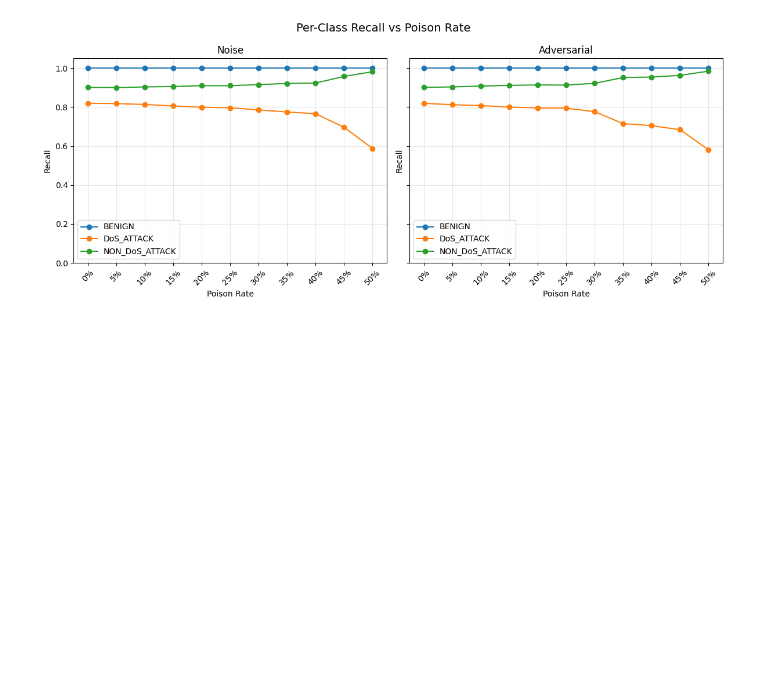
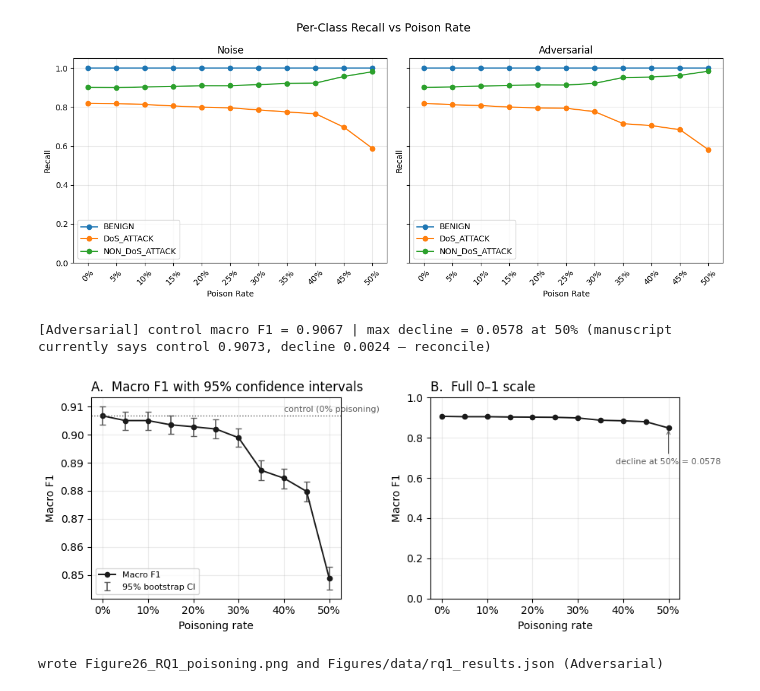
Before and after one commit to NU-Academics/DIS_Hughen, a Jupyter notebook: RQ1.ipynb, the cells around one changed output. Cells and saved outputs as stored; diff of their text form; code cells hidden in the pictures; blank space fills up the shorter version.

Commit message:
Add diagraming to RQ

```diff
--- a/RQ1.ipynb
+++ b/RQ1.ipynb
@@ -602,3 +605,55 @@ plt.tight_layout()
 plt.show()
 # %% [output]
 [figure]
+# %%
+SOURCE = "Adversarial"          # or "Noise"
+rows = all_results[SOURCE]      # list of 11 dicts, control first
+rates_pct = [int(round(r["Poison Rate"] * 100)) for r in rows]
+f1_hat    = np.array([r["Macro F1"] for r in rows])
+ci_lo     = np.array([r["MacF1 CI"][0] for r in rows])
+ci_hi     = np.array([r["MacF1 CI"][1] for r in rows])
+CONTROL   = f1_hat[0]
+x = np.array(rates_pct, dtype=float)
+max_decline = float(CONTROL - f1_hat.min())
+print(f"[{SOURCE}] control macro F1 = {CONTROL:.4f} | max decline = {max_decline:.4f} "
+      f"at {rates_pct[int(np.argmin(f1_hat))]}% "
+      f"(manuscript currently says control 0.9073, decline 0.0024 — reconcile)")
+INK, MID = "#1a1a1a", "#5a5a5a"
+fig, (ax1, ax2) = plt.subplots(1, 2, figsize=(9.2, 3.6))
+ax1.errorbar(x, f1_hat, yerr=[f1_hat - ci_lo, ci_hi - f1_hat], fmt="none", ecolor=MID, elinewidth=1.2, capsize=3, label="95% bootstrap CI")
+ax1.plot(x, f1_hat, "o-", ms=4.5, lw=1.4, color=INK, label="Macro F1")
+ax1.axhline(CONTROL, ls=":", lw=1.0, color=MID)
+ax1.annotate("control (0% poisoning)", xy=(x[-3], CONTROL), xytext=(0, 4), textcoords="offset points", fontsize=8, color=MID)
+ax1.set_title("A.  Macro F1 with 95% confidence intervals", loc="left")
+ax1.set_xlabel("Poisoning rate"); ax1.set_ylabel("Macro F1")
+ax1.xaxis.set_major_formatter(FuncFormatter(lambda v, _: f"{v:.0f}%"))
+ax1.legend(fontsize=8, loc="lower left"); ax1.grid(alpha=.25)
+ax2.plot(x, f1_hat, "o-", ms=4.5, lw=1.4, color=INK)
+ax2.set_ylim(0, 1)
+ax2.set_title("B.  Full 0–1 scale", loc="left")
+ax2.set_xlabel("Poisoning rate"); ax2.set_ylabel("Macro F1")
+ax2.xaxis.set_major_formatter(FuncFormatter(lambda v, _: f"{v:.0f}%"))
+ax2.annotate(f"decline at {rates_pct[int(np.argmin(f1_hat))]}% = {max_decline:.4f}", xy=(x[int(np.argmin(f1_hat))], f1_hat.min()), xytext=(0, -34),
+             textcoords="offset points", ha="center", fontsize=8, color=MID, arrowprops=dict(arrowstyle="->", lw=.8, color=MID))
+ax2.grid(alpha=.25)
+fig.tight_layout()
+os.makedirs("Figures", exist_ok=True)
+fig.savefig("Figures/Figure26_RQ1_poisoning.png", dpi=300, bbox_inches="tight")
+plt.show()
+os.makedirs("Figures/data", exist_ok=True)
+json.dump({
+    "source": SOURCE,
+    "control_macro_f1": float(CONTROL),
+    "rates":    rates_pct,
+    "macro_f1": [float(v) for v in f1_hat],
+    "ci_low":   [float(v) for v in ci_lo],
+    "ci_high":  [float(v) for v in ci_hi],
+    "mean_diff":    [float(CONTROL - v) for v in f1_hat],
+    "diff_ci_low":  [None] * len(rows),
+    "diff_ci_high": [None] * len(rows),
+}, open("Figures/data/rq1_results.json", "w"), indent=2)
+print(f"wrote Figure26_RQ1_poisoning.png and Figures/data/rq1_results.json ({SOURCE})")
+# %% [output]
+[Adversarial] control macro F1 = 0.9067 | max decline = 0.0578 at 50% (manuscript currently says control 0.9073, decline 0.0024 — reconcile)
+[figure, added]
+wrote Figure26_RQ1_poisoning.png and Figures/data/rq1_results.json (Adversarial)
```
Also changed, not shown: parts of 4 cells of this notebook, 3 other files.
